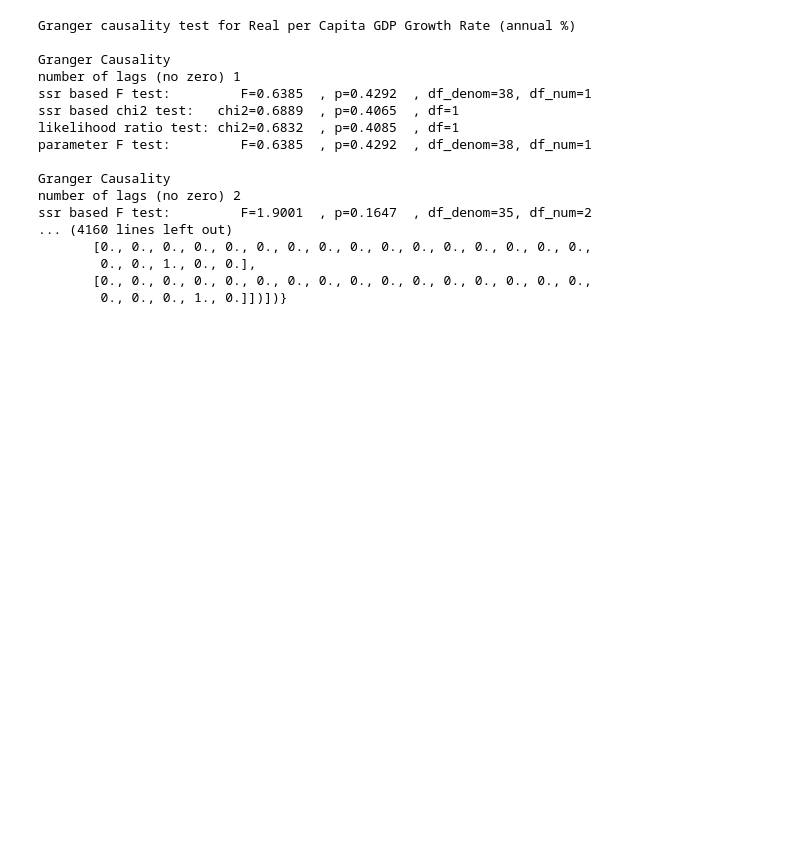
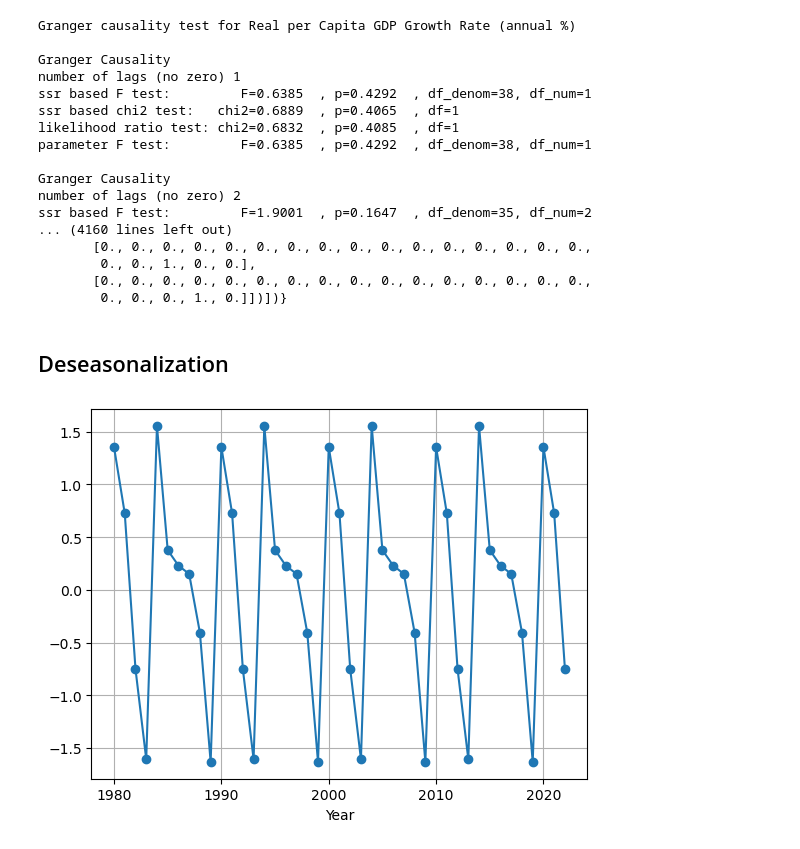
Before and after one commit to MMostafa-Hub/advanced_time_series, a Jupyter notebook: session_2/cleaning.ipynb, the cells around one changed output. Saved outputs shown, nothing was run; the diff lists cells and outputs as text; code cells hidden in the pictures; blank space fills up the shorter version.

```diff
--- a/session_2/cleaning.ipynb
+++ b/session_2/cleaning.ipynb
@@ -285,3 +285,13 @@ ssr based F test:         F=1.9001  , p=0.1647  , df_denom=35, df_num=2
         0., 0., 1., 0., 0.],
        [0., 0., 0., 0., 0., 0., 0., 0., 0., 0., 0., 0., 0., 0., 0., 0.,
         0., 0., 0., 1., 0.]])])}
+# %% [markdown]
+## Deseasonalization
+# %%
+# Plot the seasonal component
+decomposed.seasonal.plot(marker="o")
+
+plt.grid()
+plt.show()
+# %% [output]
+[figure, added]
```
Also changed, not shown: parts of 3 cells of this notebook.
